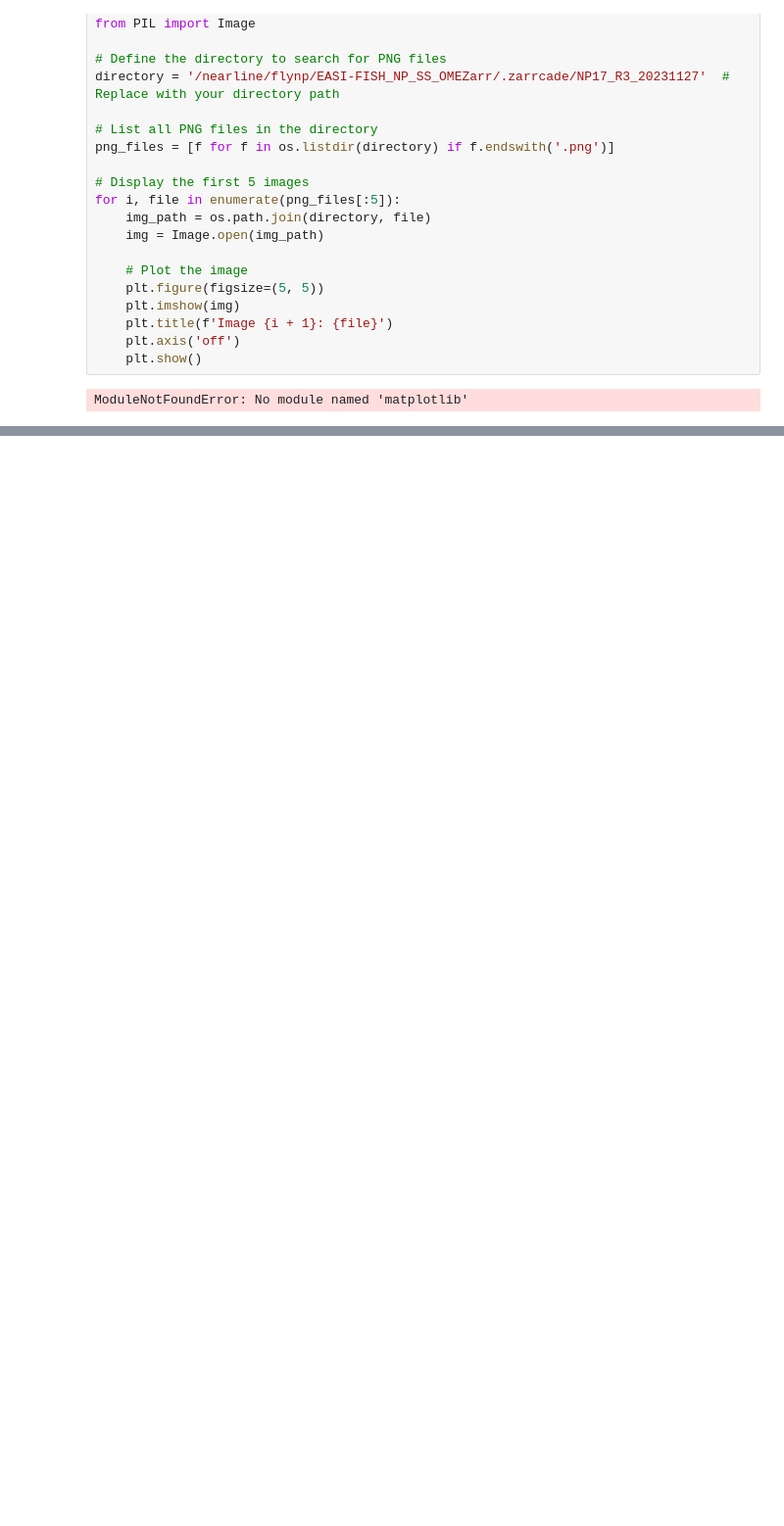
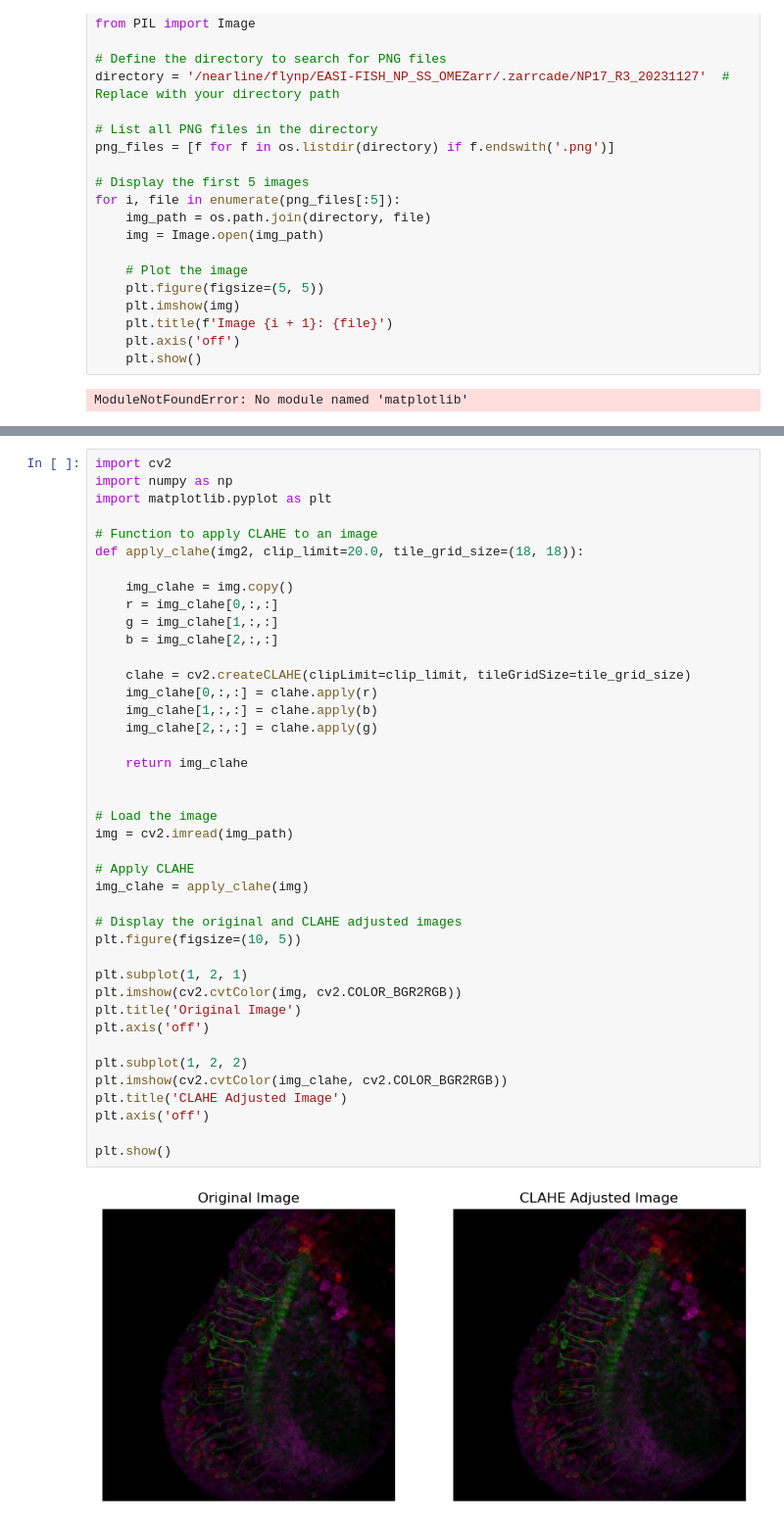
Before and after one commit to JaneliaSciComp/zarrcade, a Jupyter notebook: notebooks/Thumbnails.ipynb, the cells around one changed output, grey strips where cells are left out. Shown at 98% size. Saved outputs shown, nothing was run; the diff lists cells and outputs as text; blank space fills up the shorter version.

```diff
--- a/notebooks/Thumbnails.ipynb
+++ b/notebooks/Thumbnails.ipynb
@@ -156,0 +204,43 @@ plt.show()
+# %%
+import cv2
+import numpy as np
+import matplotlib.pyplot as plt
+
+# Function to apply CLAHE to an image
+def apply_clahe(img2, clip_limit=20.0, tile_grid_size=(18, 18)):
+
+    img_clahe = img.copy()
+    r = img_clahe[0,:,:]
+    g = img_clahe[1,:,:]
+    b = img_clahe[2,:,:]
+
+    clahe = cv2.createCLAHE(clipLimit=clip_limit, tileGridSize=tile_grid_size)
+    img_clahe[0,:,:] = clahe.apply(r)
+    img_clahe[1,:,:] = clahe.apply(b)
+    img_clahe[2,:,:] = clahe.apply(g)
+
+    return img_clahe
+
+
+# Load the image
+img = cv2.imread(img_path)
+
+# Apply CLAHE
+img_clahe = apply_clahe(img)
+
+# Display the original and CLAHE adjusted images
+plt.figure(figsize=(10, 5))
+
+plt.subplot(1, 2, 1)
+plt.imshow(cv2.cvtColor(img, cv2.COLOR_BGR2RGB))
+plt.title('Original Image')
+plt.axis('off')
+
+plt.subplot(1, 2, 2)
+plt.imshow(cv2.cvtColor(img_clahe, cv2.COLOR_BGR2RGB))
+plt.title('CLAHE Adjusted Image')
+plt.axis('off')
+
+plt.show()
+# %% [output]
+[figure, added]
```
Also changed, not shown: parts of 8 cells of this notebook.
